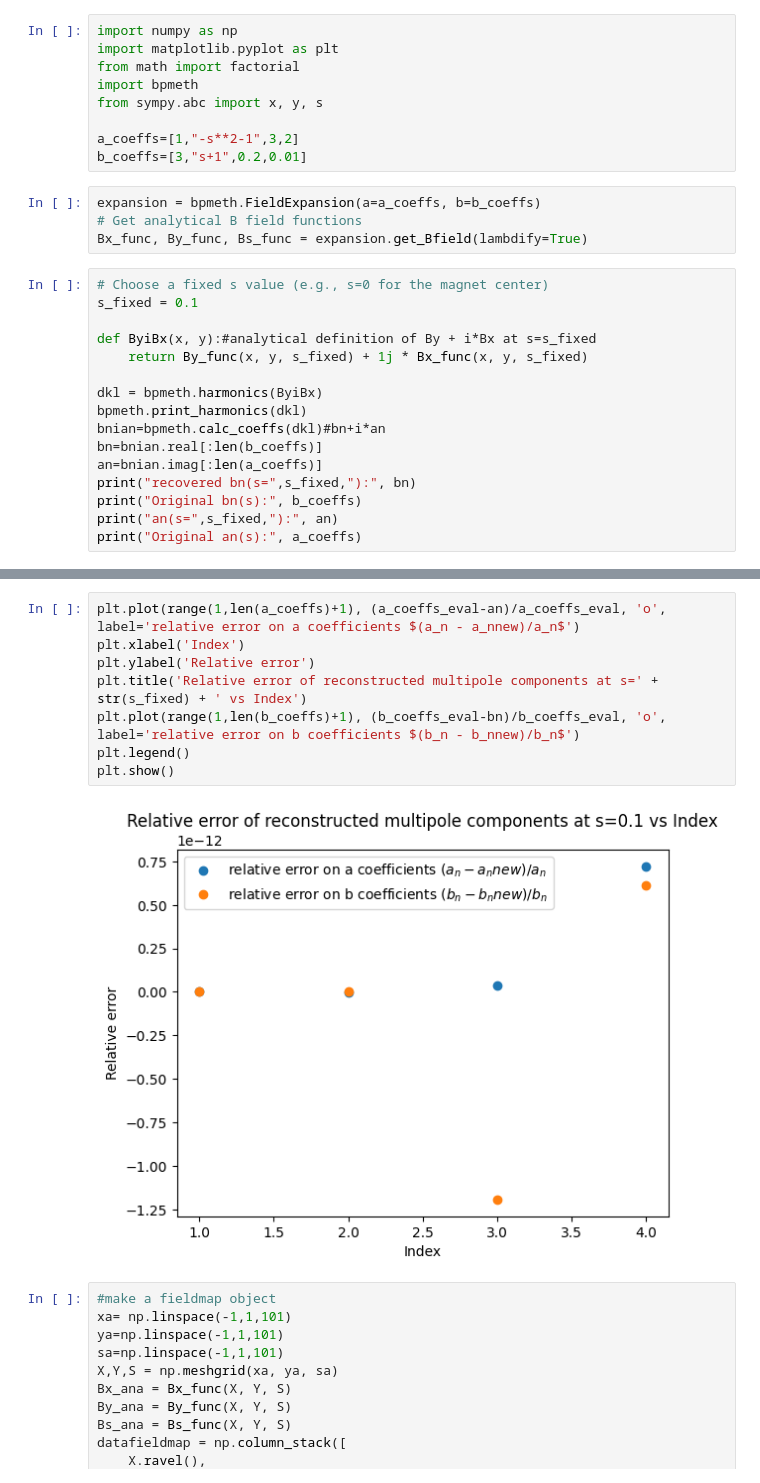
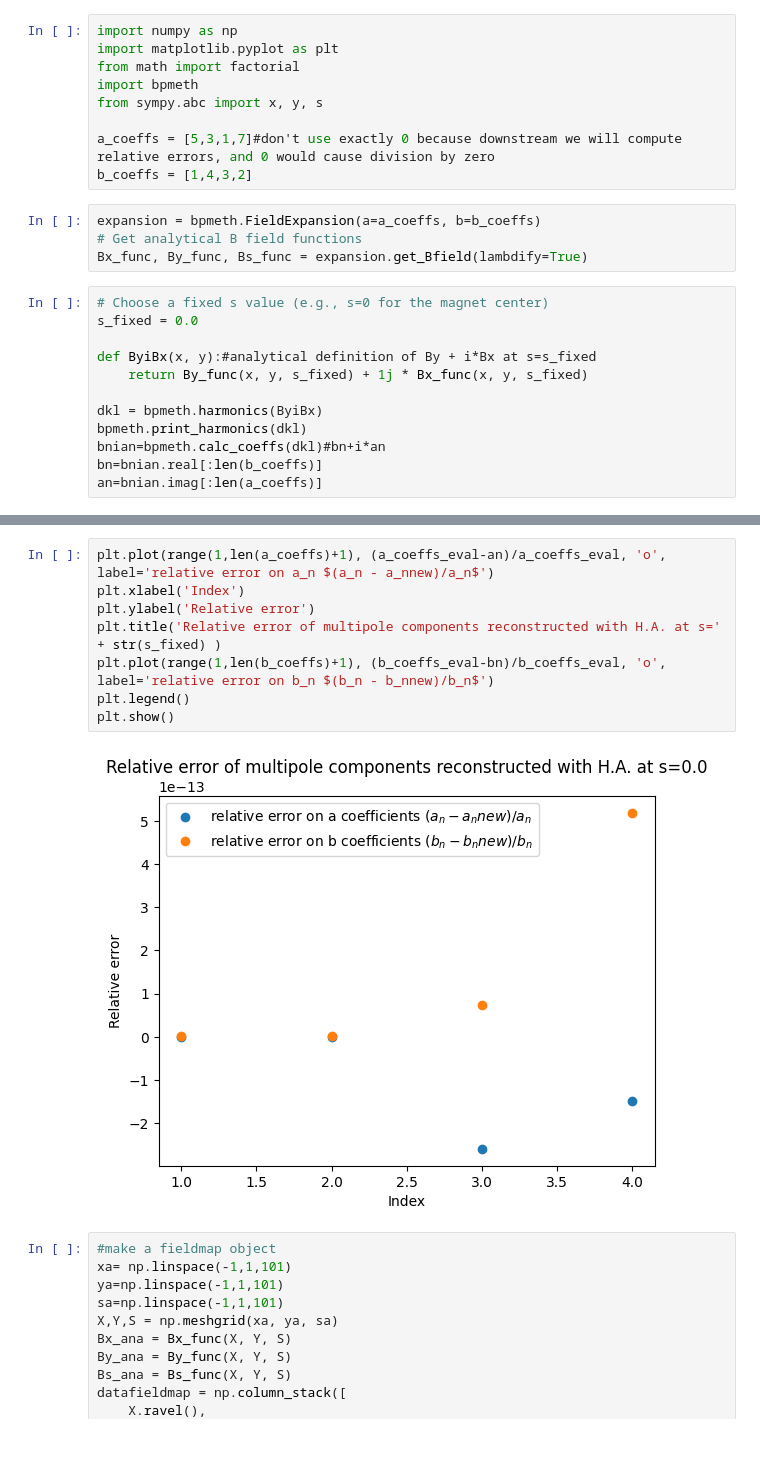
Before and after one commit to marcoliniF/bpmeth, a Jupyter notebook: preliminaryTrials/1abBab_HA.ipynb, the cells around one changed output, grey strips where cells are left out. Cells and saved outputs as stored; diff of their text form; blank space fills up the shorter version.

```diff
--- a/preliminaryTrials/1abBab_HA.ipynb
+++ b/preliminaryTrials/1abBab_HA.ipynb
@@ -5,15 +5,15 @@ from math import factorial
 import bpmeth
 from sympy.abc import x, y, s
 
-a_coeffs=[1,"-s**2-1",3,2]
-b_coeffs=[3,"s+1",0.2,0.01]
+a_coeffs = [5,3,1,7]#don't use exactly 0 because downstream we will compute relative errors, and 0 would cause division by zero
+b_coeffs = [1,4,3,2]
 # %%
 expansion = bpmeth.FieldExpansion(a=a_coeffs, b=b_coeffs)
 # Get analytical B field functions
 Bx_func, By_func, Bs_func = expansion.get_Bfield(lambdify=True)
 # %%
 # Choose a fixed s value (e.g., s=0 for the magnet center)
-s_fixed = 0.1
+s_fixed = 0.0
 
 def ByiBx(x, y):#analytical definition of By + i*Bx at s=s_fixed
     return By_func(x, y, s_fixed) + 1j * Bx_func(x, y, s_fixed)
@@ -23,9 +23,5 @@ bpmeth.print_harmonics(dkl)
 bnian=bpmeth.calc_coeffs(dkl)#bn+i*an
 bn=bnian.real[:len(b_coeffs)]
 an=bnian.imag[:len(a_coeffs)]
-print("recovered bn(s=",s_fixed,"):", bn)
-print("Original bn(s):", b_coeffs)
-print("an(s=",s_fixed,"):", an)
-print("Original an(s):", a_coeffs)
 # %% [output]
 k  l=0                       l=1                       l=2
@@ -55,13 +53,13 @@ print(b_coeffs_eval)
 # %%
-plt.plot(range(1,len(a_coeffs)+1), (a_coeffs_eval-an)/a_coeffs_eval, 'o', label='relative error on a coefficients $(a_n - a_nnew)/a_n$')
+plt.plot(range(1,len(a_coeffs)+1), (a_coeffs_eval-an)/a_coeffs_eval, 'o', label='relative error on a_n $(a_n - a_nnew)/a_n$')
 plt.xlabel('Index')
 plt.ylabel('Relative error')
-plt.title('Relative error of reconstructed multipole components at s=' + str(s_fixed) + ' vs Index')
-plt.plot(range(1,len(b_coeffs)+1), (b_coeffs_eval-bn)/b_coeffs_eval, 'o', label='relative error on b coefficients $(b_n - b_nnew)/b_n$')
+plt.title('Relative error of multipole components reconstructed with H.A. at s=' + str(s_fixed) )
+plt.plot(range(1,len(b_coeffs)+1), (b_coeffs_eval-bn)/b_coeffs_eval, 'o', label='relative error on b_n $(b_n - b_nnew)/b_n$')
 plt.legend()
 plt.show()
 # %% [output]
-[figure, old version]
+[figure, new version]
 # %%
 #make a fieldmap object
 xa= np.linspace(-1,1,101)
```
Also changed, not shown: parts of 7 cells of this notebook, 5 other files.
